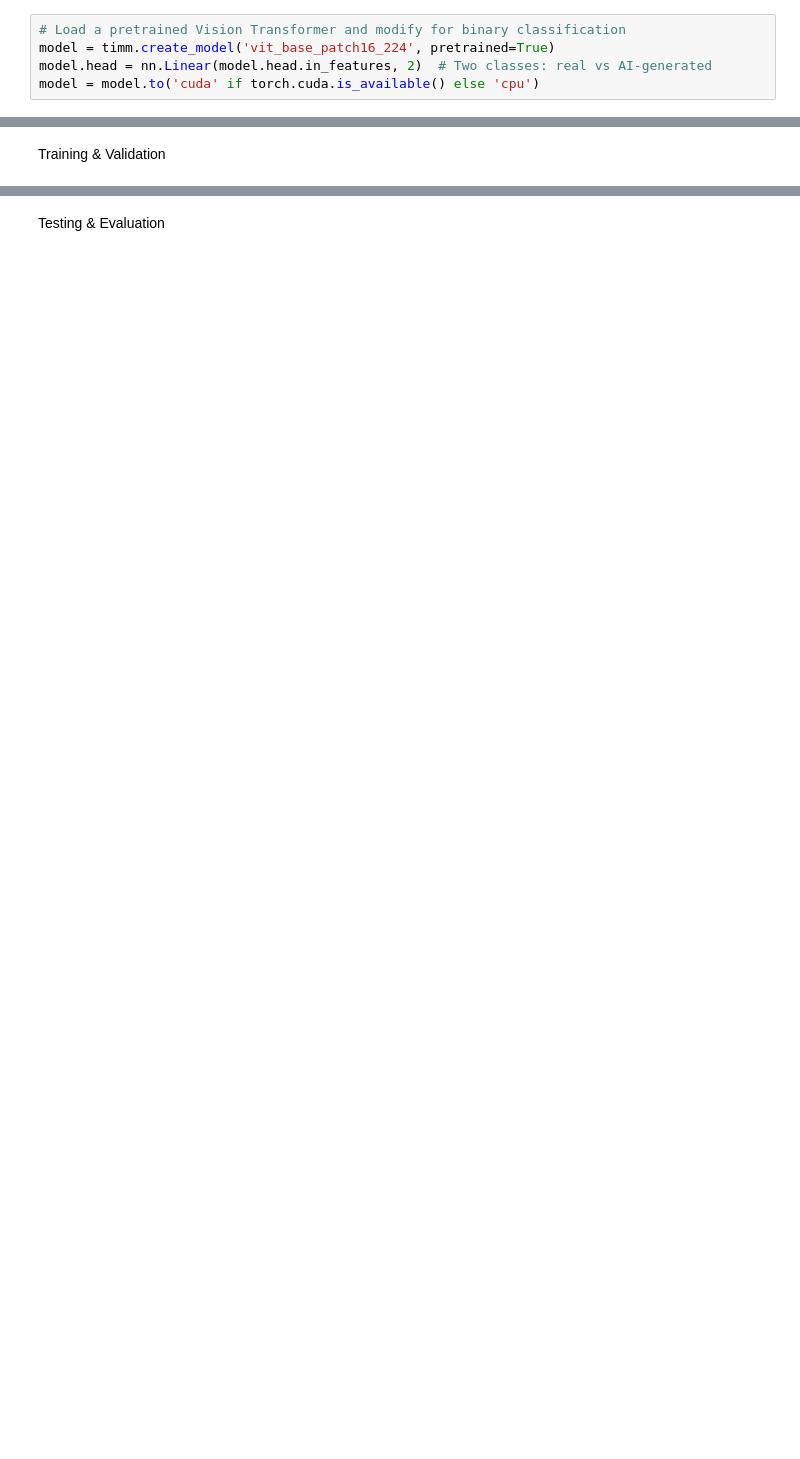
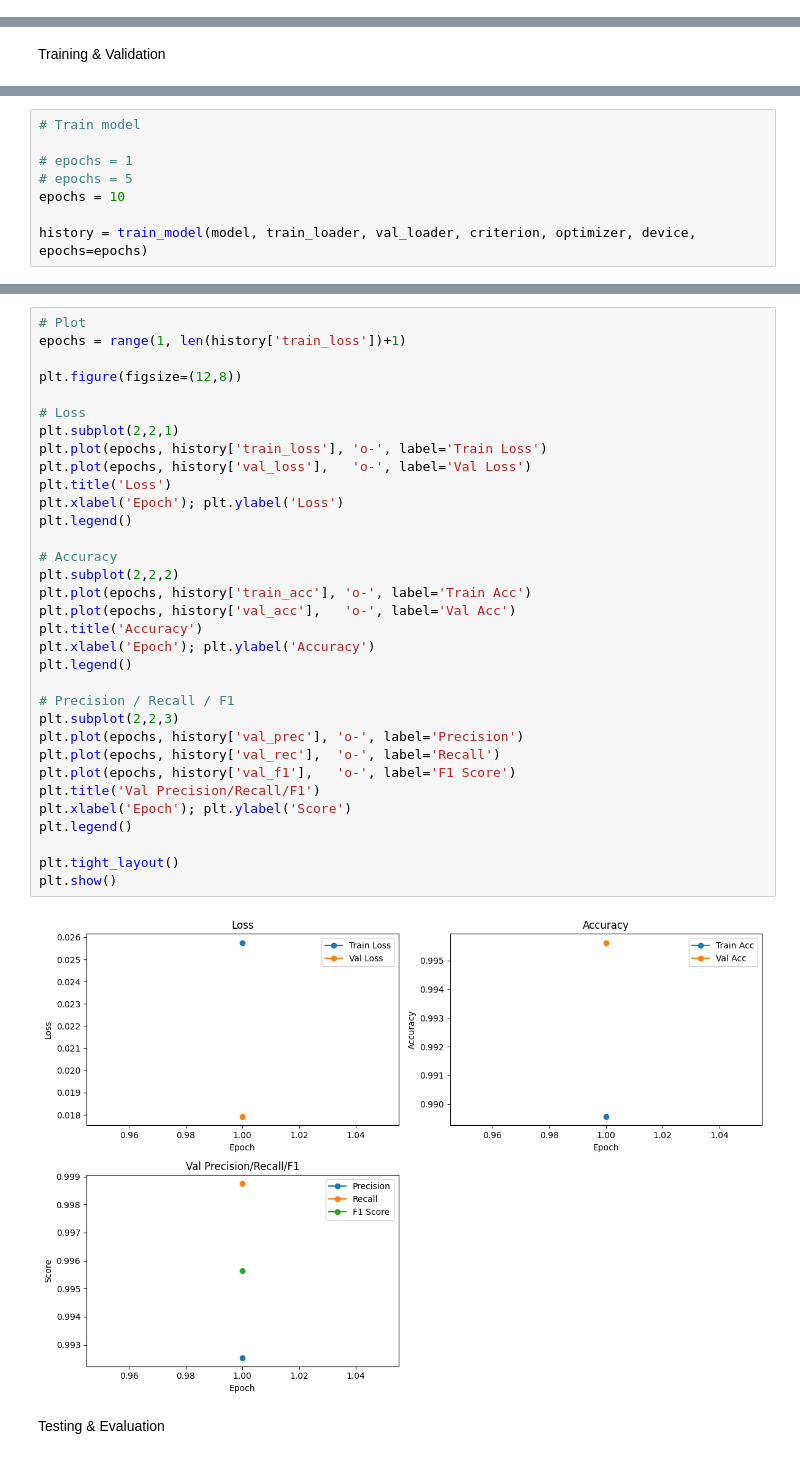
Before and after one commit to xuy50/ecgr5106-final-project, a Jupyter notebook: vit_ai_vs_real_classification_xai.ipynb, the cells around one changed output, grey strips where cells are left out. Cells and saved outputs as stored; diff of their text form; blank space fills up the shorter version.

```diff
--- a/vit_ai_vs_real_classification_xai.ipynb
+++ b/vit_ai_vs_real_classification_xai.ipynb
@@ -97,5 +119,0 @@ Vision Transformer Model (Using timm)
-# %%
-# Load a pretrained Vision Transformer and modify for binary classification
-model = timm.create_model('vit_base_patch16_224', pretrained=True)
-model.head = nn.Linear(model.head.in_features, 2)  # Two classes: real vs AI-generated
-model = model.to('cuda' if torch.cuda.is_available() else 'cpu')
@@ -148,0 +259,8 @@ for epoch in range(5):
+# %%
+# Train model
+
+# epochs = 1
+# epochs = 5
+epochs = 10
+
+history = train_model(model, train_loader, val_loader, criterion, optimizer, device, epochs=epochs)
@@ -149,3 +270,38 @@ for epoch in range(5):
+# %%
+# Plot
+epochs = range(1, len(history['train_loss'])+1)
+
+plt.figure(figsize=(12,8))
+
+# Loss
+plt.subplot(2,2,1)
+plt.plot(epochs, history['train_loss'], 'o-', label='Train Loss')
+plt.plot(epochs, history['val_loss'],   'o-', label='Val Loss')
+plt.title('Loss')
+plt.xlabel('Epoch'); plt.ylabel('Loss')
+plt.legend()
+
+# Accuracy
+plt.subplot(2,2,2)
+plt.plot(epochs, history['train_acc'], 'o-', label='Train Acc')
+plt.plot(epochs, history['val_acc'],   'o-', label='Val Acc')
+plt.title('Accuracy')
+plt.xlabel('Epoch'); plt.ylabel('Accuracy')
+plt.legend()
+
+# Precision / Recall / F1
+plt.subplot(2,2,3)
+plt.plot(epochs, history['val_prec'], 'o-', label='Precision')
+plt.plot(epochs, history['val_rec'],  'o-', label='Recall')
+plt.plot(epochs, history['val_f1'],   'o-', label='F1 Score')
+plt.title('Val Precision/Recall/F1')
+plt.xlabel('Epoch'); plt.ylabel('Score')
+plt.legend()
+
+plt.tight_layout()
+plt.show()
+# %% [output]
+[figure, added]
 # %% [markdown]
 Testing & Evaluation
 # %%
```
Also changed, not shown: parts of 12 cells of this notebook.
